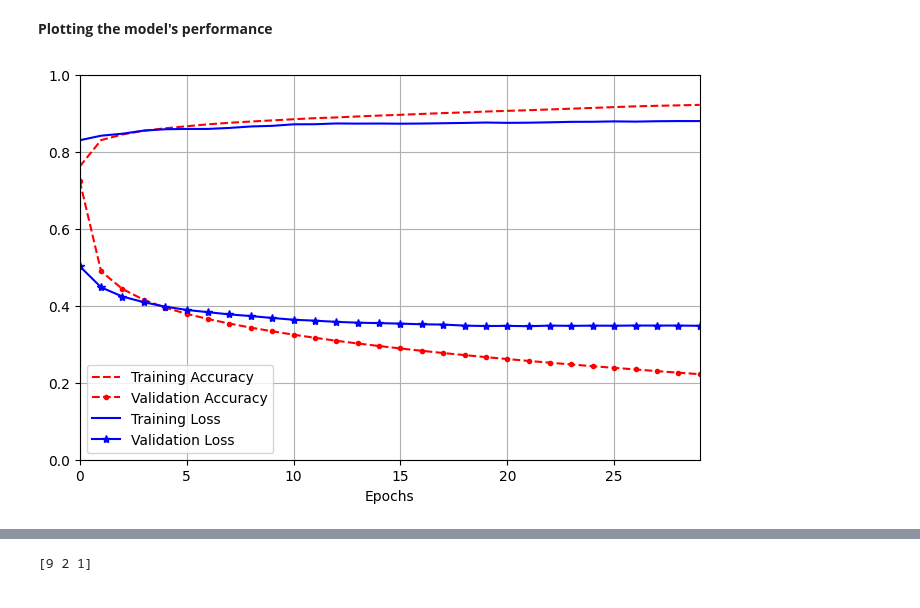
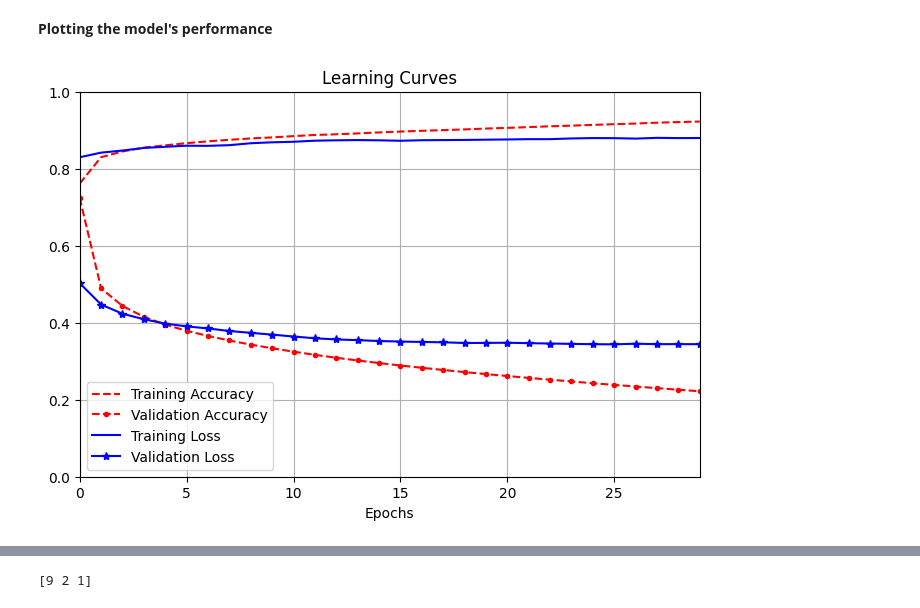
Before and after one commit to mayukhchatterjee7029/fashion_mnist_clf, a Jupyter notebook: fashion_mnist_01.ipynb, the cells around one changed output, grey strips where cells are left out. Cells and saved outputs as stored; diff of their text form; code cells hidden in the pictures.

```diff
--- a/fashion_mnist_01.ipynb
+++ b/fashion_mnist_01.ipynb
@@ -100,16 +100,17 @@ Epoch 30/30
 # %%
 pd.DataFrame(history.history).plot(
     figsize=(8,5),
     xlim=[0,29],
     ylim=[0.0, 1.0],
     xlabel='Epochs',
-    style = ['r--', 'r--.', 'b-', 'b-*']
+    style = ['r--', 'r--.', 'b-', 'b-*'],
+    title = "Learning Curves"
 )
 plt.legend(['Training Accuracy', 'Validation Accuracy','Training Loss', 'Validation Loss'])
 plt.grid(1)
 plt.show()
 # %% [output]
-[figure, old version]
+[figure, new version]
 # %%
 model.evaluate(X_test, y_test)
 # %% [output]
```
Also changed, not shown: parts of 4 cells of this notebook.
